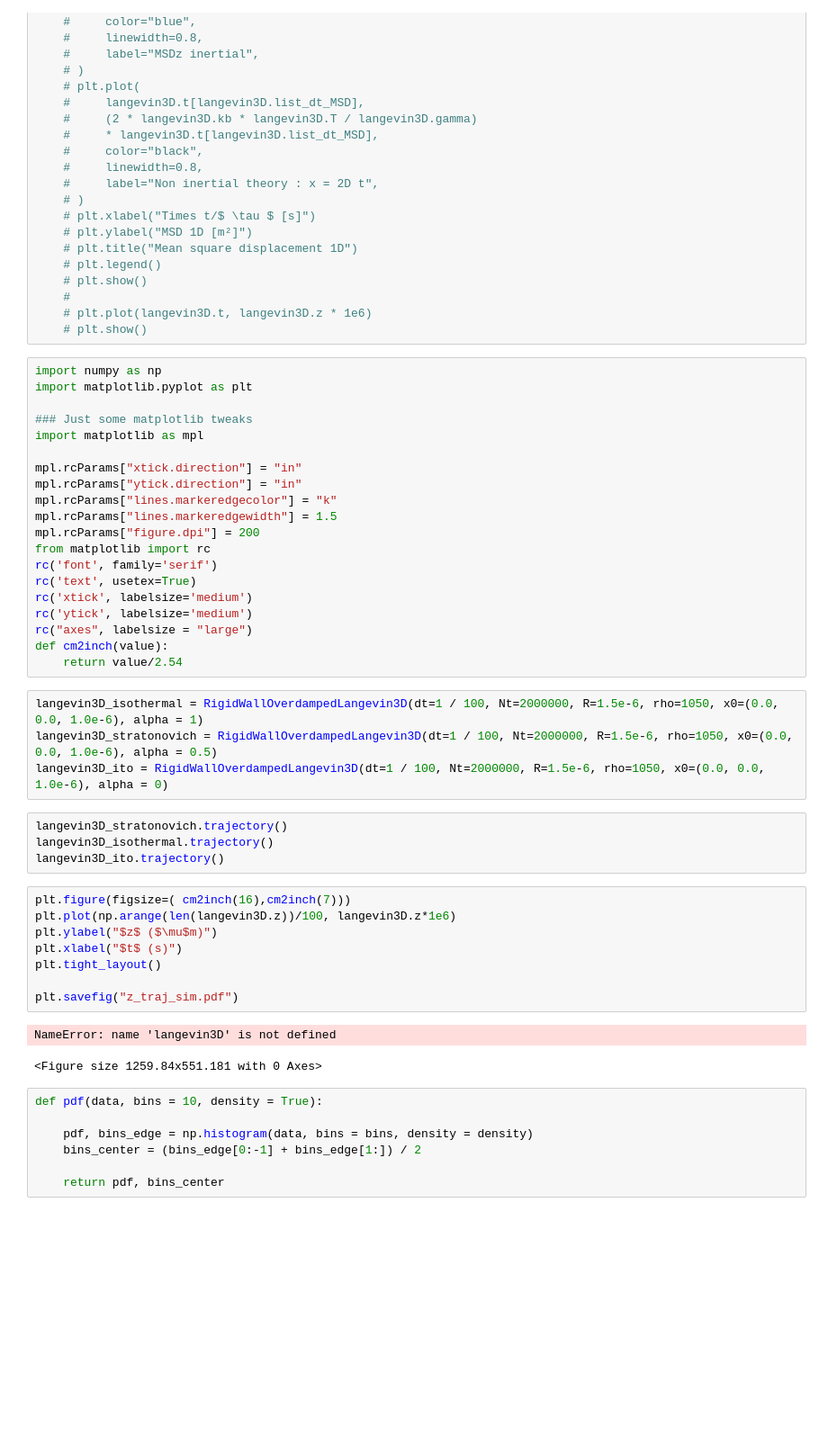
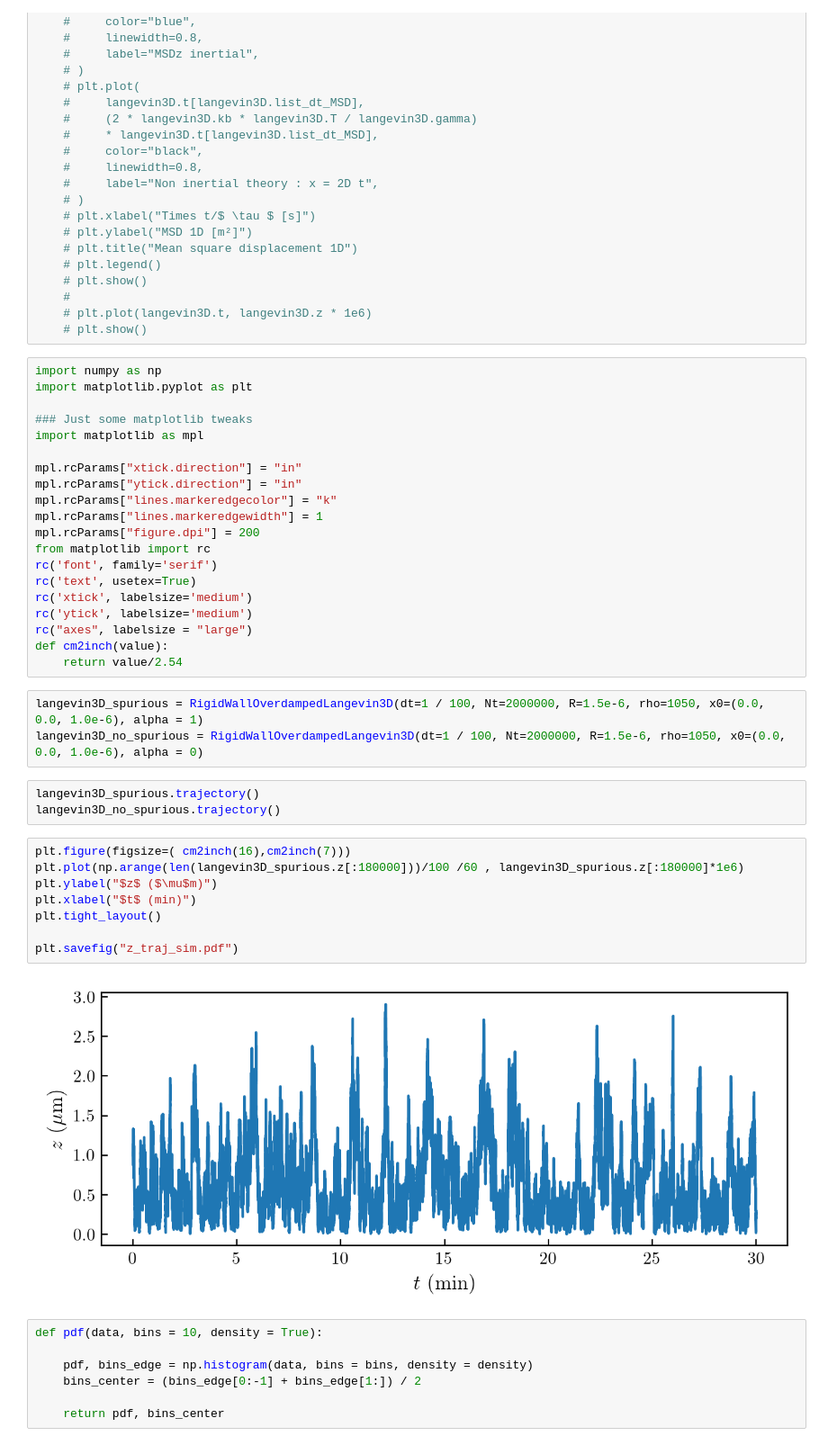
Before and after one commit to eXpensia/Confined-Brownian-Motion, a Jupyter notebook: 02_body/chapter3/images/simulation_confined_Brownian_motion/Overdamped_confined_simulation.ipynb, the cells around one changed output. Shown at 90% size. Saved outputs shown, nothing was run; the diff lists cells and outputs as text; blank space fills up the shorter version.

```diff
--- a/02_body/chapter3/images/simulation_confined_Brownian_motion/Overdamped_confined_simulation.ipynb
+++ b/02_body/chapter3/images/simulation_confined_Brownian_motion/Overdamped_confined_simulation.ipynb
@@ -248,7 +248,7 @@ import matplotlib as mpl
 mpl.rcParams["xtick.direction"] = "in"
 mpl.rcParams["ytick.direction"] = "in"
 mpl.rcParams["lines.markeredgecolor"] = "k"
-mpl.rcParams["lines.markeredgewidth"] = 1.5
+mpl.rcParams["lines.markeredgewidth"] = 1
 mpl.rcParams["figure.dpi"] = 200
 from matplotlib import rc
 rc('font', family='serif')
@@ -259,24 +259,21 @@ rc("axes", labelsize = "large")
 def cm2inch(value):
     return value/2.54
 # %%
-langevin3D_isothermal = RigidWallOverdampedLangevin3D(dt=1 / 100, Nt=2000000, R=1.5e-6, rho=1050, x0=(0.0, 0.0, 1.0e-6), alpha = 1)
-langevin3D_stratonovich = RigidWallOverdampedLangevin3D(dt=1 / 100, Nt=2000000, R=1.5e-6, rho=1050, x0=(0.0, 0.0, 1.0e-6), alpha = 0.5)
-langevin3D_ito = RigidWallOverdampedLangevin3D(dt=1 / 100, Nt=2000000, R=1.5e-6, rho=1050, x0=(0.0, 0.0, 1.0e-6), alpha = 0)
+langevin3D_spurious = RigidWallOverdampedLangevin3D(dt=1 / 100, Nt=2000000, R=1.5e-6, rho=1050, x0=(0.0, 0.0, 1.0e-6), alpha = 1)
+langevin3D_no_spurious = RigidWallOverdampedLangevin3D(dt=1 / 100, Nt=2000000, R=1.5e-6, rho=1050, x0=(0.0, 0.0, 1.0e-6), alpha = 0)
 # %%
-langevin3D_stratonovich.trajectory()
-langevin3D_isothermal.trajectory()
-langevin3D_ito.trajectory()
+langevin3D_spurious.trajectory()
+langevin3D_no_spurious.trajectory()
 # %%
 plt.figure(figsize=( cm2inch(16),cm2inch(7)))
-plt.plot(np.arange(len(langevin3D.z))/100, langevin3D.z*1e6)
+plt.plot(np.arange(len(langevin3D_spurious.z[:180000]))/100 /60 , langevin3D_spurious.z[:180000]*1e6)
 plt.ylabel("$z$ ($\mu$m)")
-plt.xlabel("$t$ (s)")
+plt.xlabel("$t$ (min)")
 plt.tight_layout()
 
 plt.savefig("z_traj_sim.pdf")
 # %% [output]
-NameError: name 'langevin3D' is not defined
-<Figure size 1259.84x551.181 with 0 Axes>
+[figure, added]
 # %%
 def pdf(data, bins = 10, density = True):
 
```
Also changed, not shown: parts of 4 cells of this notebook, 34 other files.
